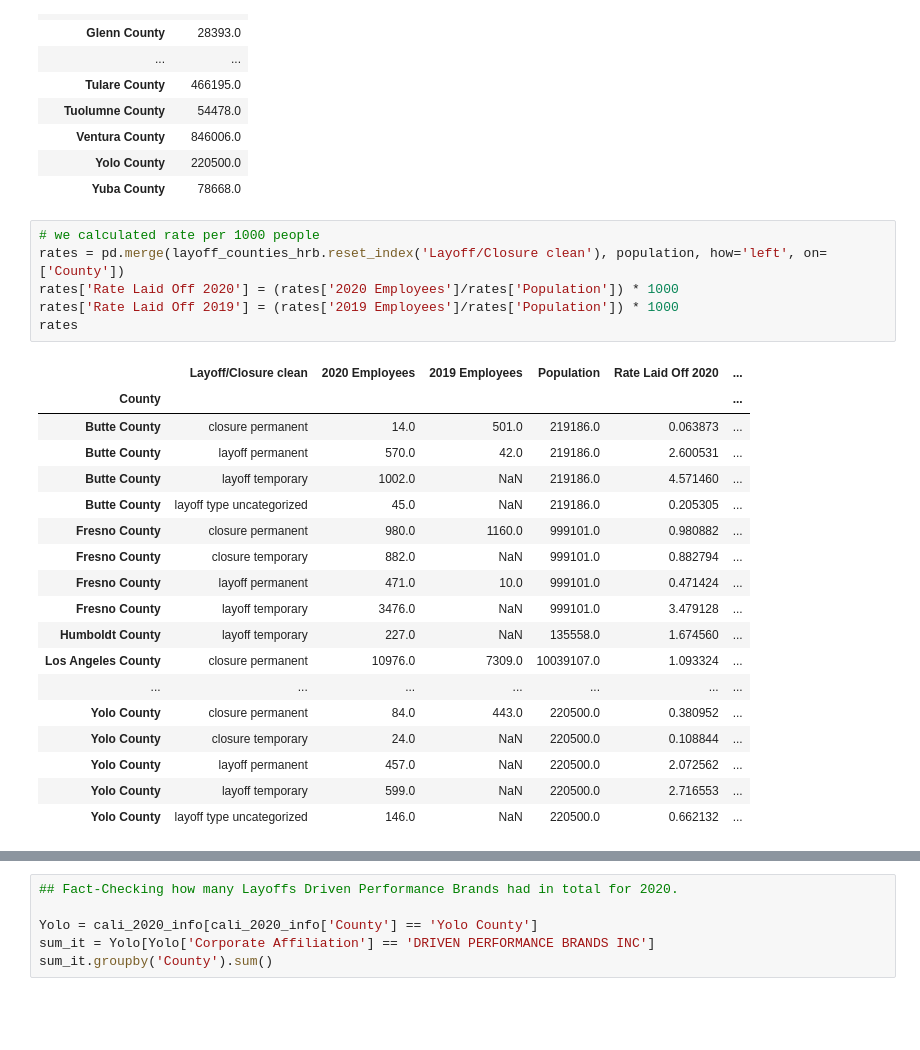
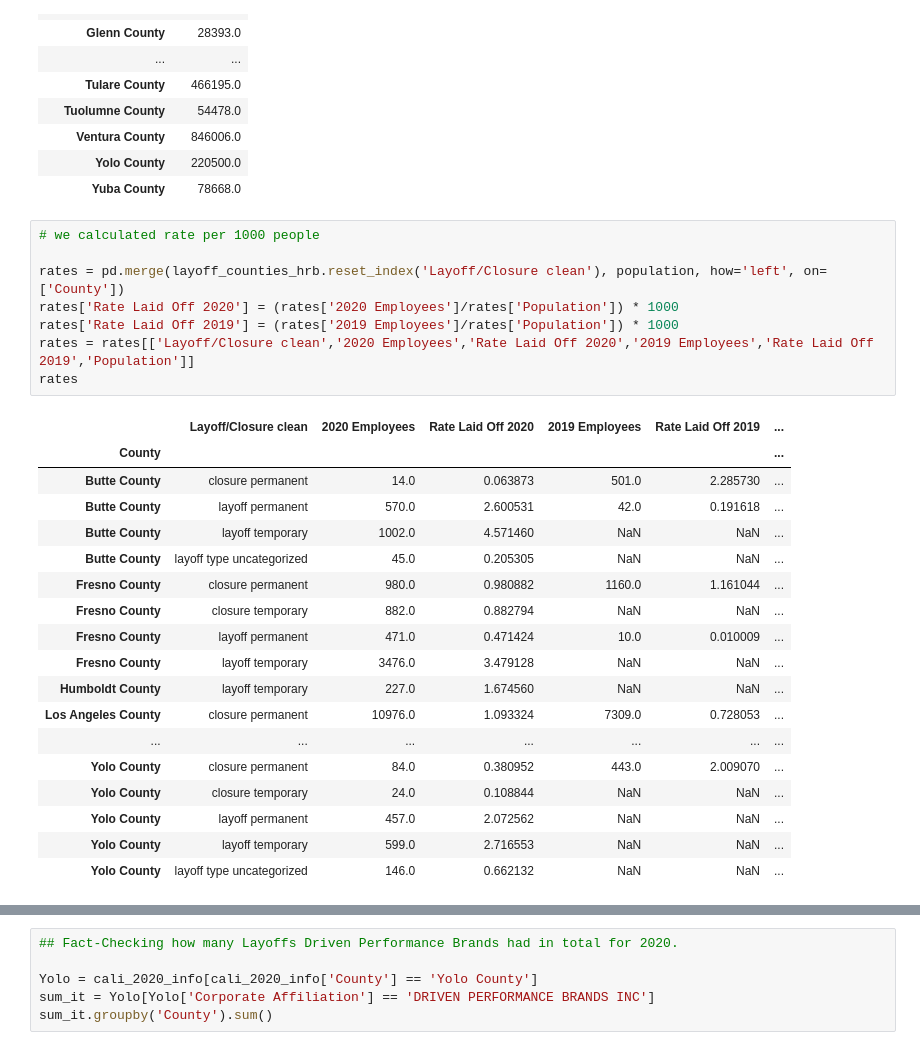
Before and after one commit to biglocalnews/WARN_Cali_analysis, a Jupyter notebook: notebooks/layoffs_analysis.ipynb, the cells around one changed output, grey strips where cells are left out. Cells and saved outputs as stored; diff of their text form; blank space fills up the shorter version.

```diff
--- a/notebooks/layoffs_analysis.ipynb
+++ b/notebooks/layoffs_analysis.ipynb
@@ -228,26 +226,28 @@ population
 | Yuba County | 78668.0 |
 # %%
 # we calculated rate per 1000 people
+
 rates = pd.merge(layoff_counties_hrb.reset_index('Layoff/Closure clean'), population, how='left', on=['County'])
 rates['Rate Laid Off 2020'] = (rates['2020 Employees']/rates['Population']) * 1000
 rates['Rate Laid Off 2019'] = (rates['2019 Employees']/rates['Population']) * 1000
+rates = rates[['Layoff/Closure clean','2020 Employees','Rate Laid Off 2020','2019 Employees','Rate Laid Off 2019','Population']]
 rates
 # %% [output]
-|  | Layoff/Closure clean | 2020 Employees | 2019 Employees | Population | Rate Laid Off 2020 | ... |
+|  | Layoff/Closure clean | 2020 Employees | Rate Laid Off 2020 | 2019 Employees | Rate Laid Off 2019 | ... |
 | County |  |  |  |  |  | ... |
-| Butte County | closure permanent | 14.0 | 501.0 | 219186.0 | 0.063873 | ... |
-| Butte County | layoff permanent | 570.0 | 42.0 | 219186.0 | 2.600531 | ... |
-| Butte County | layoff temporary | 1002.0 | NaN | 219186.0 | 4.571460 | ... |
-| Butte County | layoff type uncategorized | 45.0 | NaN | 219186.0 | 0.205305 | ... |
-| Fresno County | closure permanent | 980.0 | 1160.0 | 999101.0 | 0.980882 | ... |
-| Fresno County | closure temporary | 882.0 | NaN | 999101.0 | 0.882794 | ... |
-| Fresno County | layoff permanent | 471.0 | 10.0 | 999101.0 | 0.471424 | ... |
-| Fresno County | layoff temporary | 3476.0 | NaN | 999101.0 | 3.479128 | ... |
-| Humboldt County | layoff temporary | 227.0 | NaN | 135558.0 | 1.674560 | ... |
-| Los Angeles County | closure permanent | 10976.0 | 7309.0 | 10039107.0 | 1.093324 | ... |
+| Butte County | closure permanent | 14.0 | 0.063873 | 501.0 | 2.285730 | ... |
+| Butte County | layoff permanent | 570.0 | 2.600531 | 42.0 | 0.191618 | ... |
+| Butte County | layoff temporary | 1002.0 | 4.571460 | NaN | NaN | ... |
+| Butte County | layoff type uncategorized | 45.0 | 0.205305 | NaN | NaN | ... |
+| Fresno County | closure permanent | 980.0 | 0.980882 | 1160.0 | 1.161044 | ... |
+| Fresno County | closure temporary | 882.0 | 0.882794 | NaN | NaN | ... |
+| Fresno County | layoff permanent | 471.0 | 0.471424 | 10.0 | 0.010009 | ... |
+| Fresno County | layoff temporary | 3476.0 | 3.479128 | NaN | NaN | ... |
+| Humboldt County | layoff temporary | 227.0 | 1.674560 | NaN | NaN | ... |
+| Los Angeles County | closure permanent | 10976.0 | 1.093324 | 7309.0 | 0.728053 | ... |
 | ... | ... | ... | ... | ... | ... | ... |
-| Yolo County | closure permanent | 84.0 | 443.0 | 220500.0 | 0.380952 | ... |
-| Yolo County | closure temporary | 24.0 | NaN | 220500.0 | 0.108844 | ... |
-| Yolo County | layoff permanent | 457.0 | NaN | 220500.0 | 2.072562 | ... |
-| Yolo County | layoff temporary | 599.0 | NaN | 220500.0 | 2.716553 | ... |
-| Yolo County | layoff type uncategorized | 146.0 | NaN | 220500.0 | 0.662132 | ... |
+| Yolo County | closure permanent | 84.0 | 0.380952 | 443.0 | 2.009070 | ... |
+| Yolo County | closure temporary | 24.0 | 0.108844 | NaN | NaN | ... |
+| Yolo County | layoff permanent | 457.0 | 2.072562 | NaN | NaN | ... |
+| Yolo County | layoff temporary | 599.0 | 2.716553 | NaN | NaN | ... |
+| Yolo County | layoff type uncategorized | 146.0 | 0.662132 | NaN | NaN | ... |
```
Also changed, not shown: parts of 6 cells of this notebook, 1 other file.
